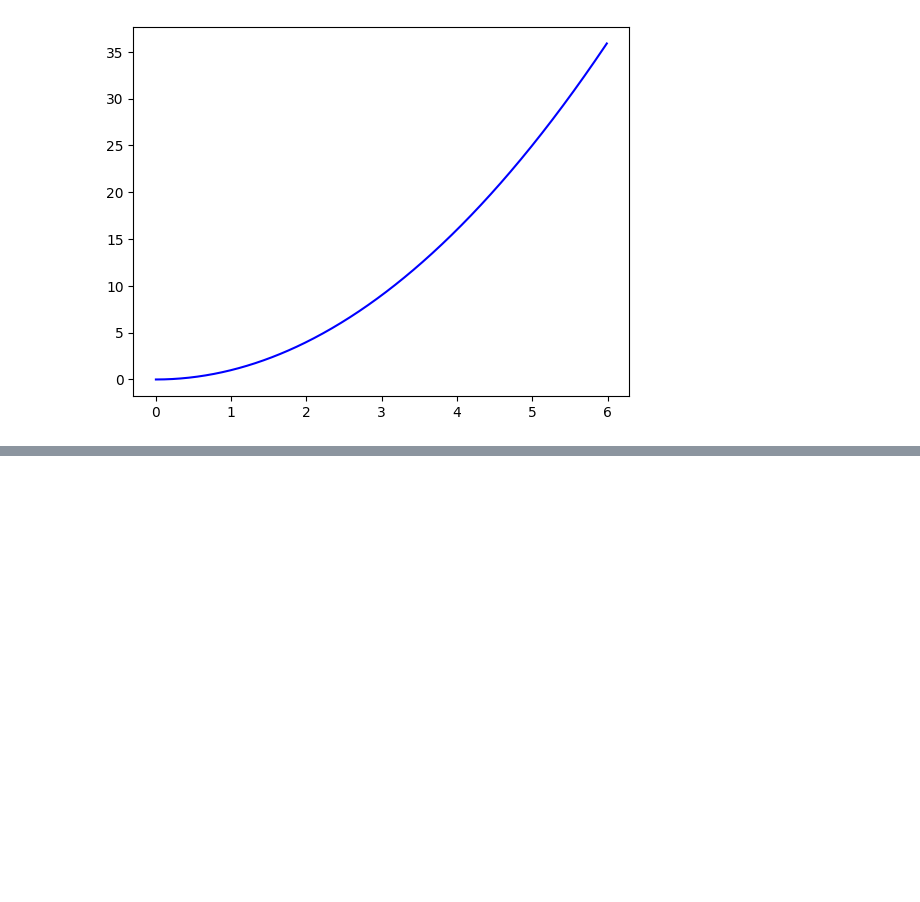
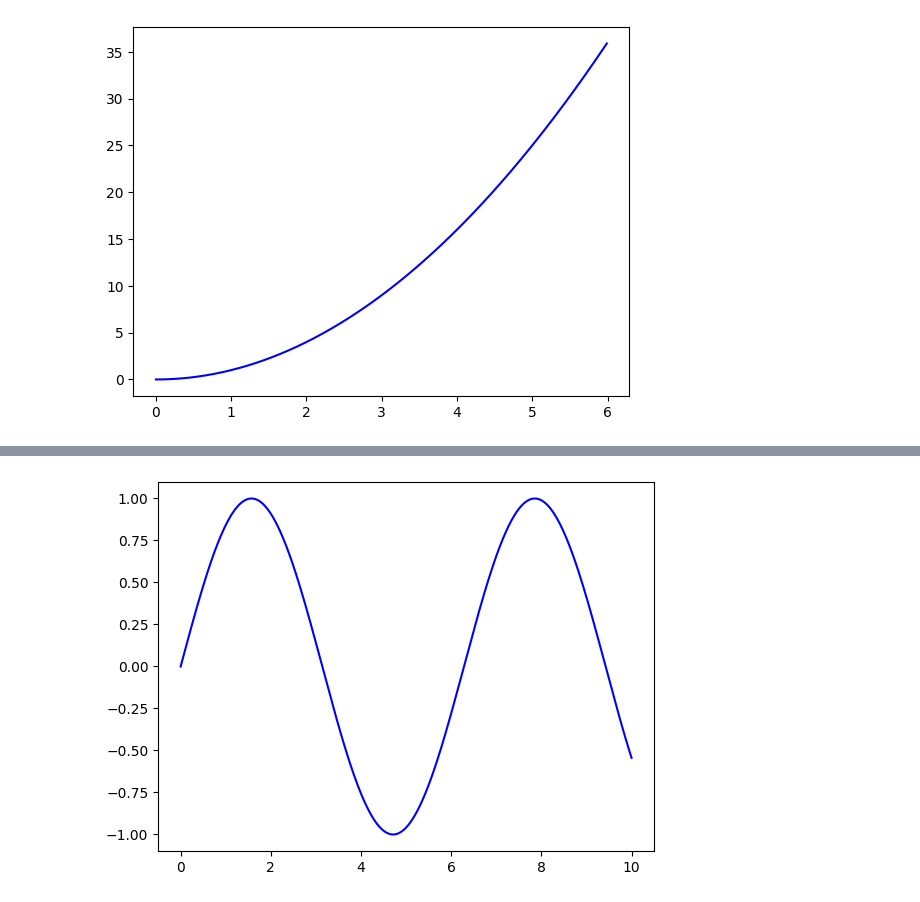
Before and after one commit to flyinacres/kaggle, a Jupyter notebook: matplotlib1.ipynb, the cells around one changed output, grey strips where cells are left out. Cells and saved outputs as stored; diff of their text form; code cells hidden in the pictures; blank space fills up the shorter version.

```diff
--- a/matplotlib1.ipynb
+++ b/matplotlib1.ipynb
@@ -173,0 +218,14 @@ plt.show()
+# %%
+# Create figure and axes first
+fig = plt.figure()
+
+ax = plt.axes()
+
+# Declare a variable x5
+x5 = np.linspace(0, 10, 1000)
+
+
+# Plot the sinusoid function
+ax.plot(x5, np.sin(x5), 'b-');
+# %% [output]
+[figure, added]
```
Also changed, not shown: parts of 5 cells of this notebook.
